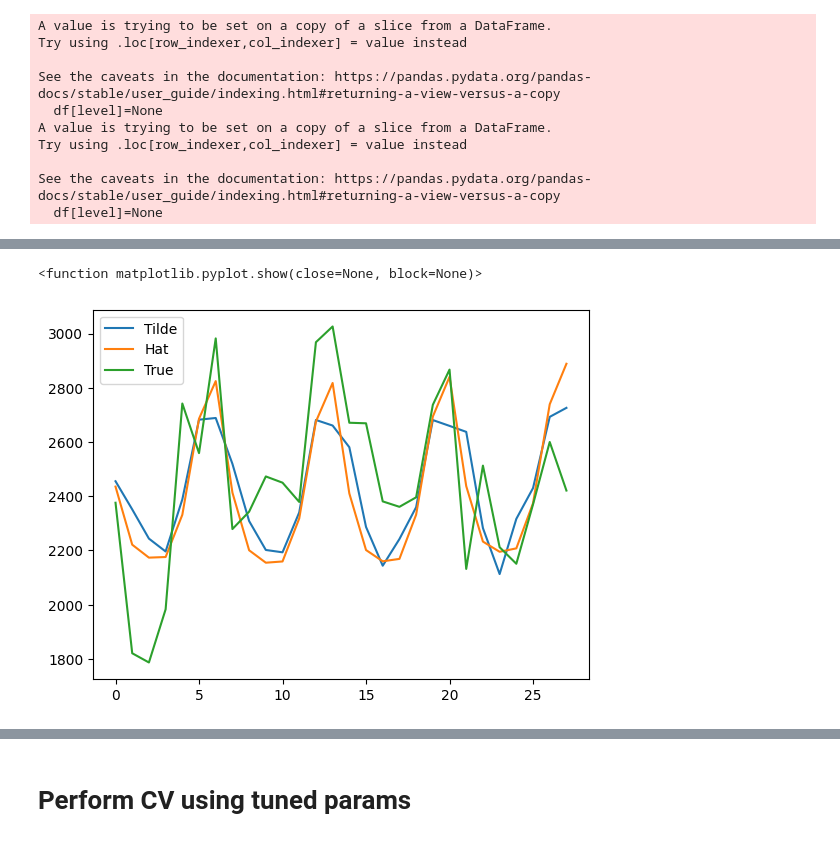
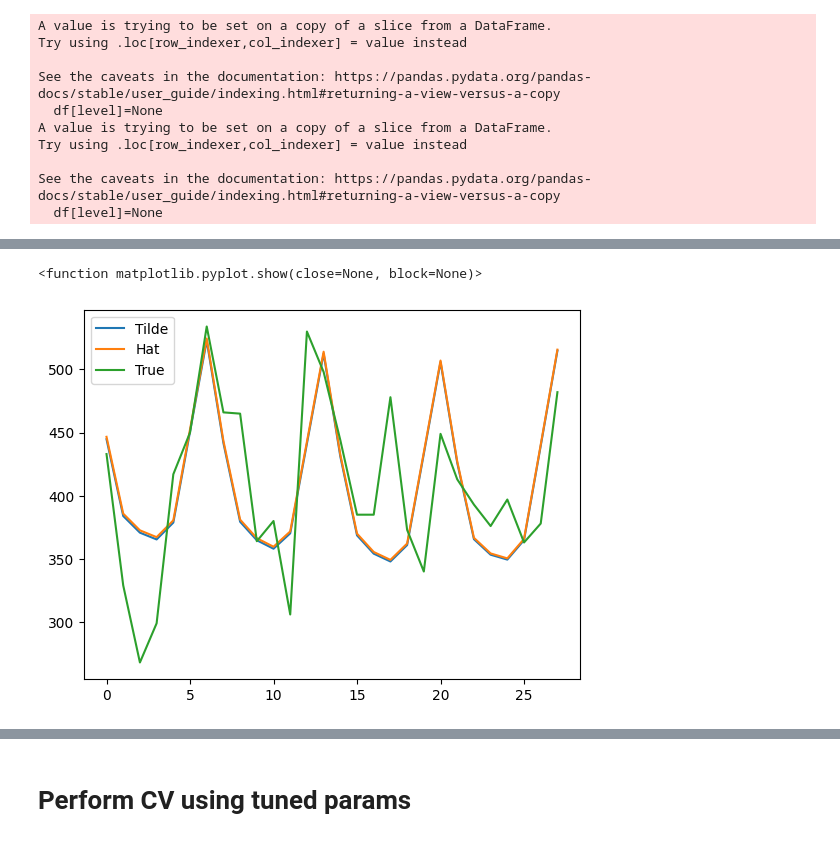
Before and after one commit to skoMarat/Hierarchical-Forecasting, a Jupyter notebook: spatial_notebook.ipynb, the cells around one changed output, grey strips where cells are left out. Cells and saved outputs as stored; diff of their text form; code cells hidden in the pictures.

```diff
--- a/spatial_notebook.ipynb
+++ b/spatial_notebook.ipynb
@@ -68,10 +92,10 @@ plot_acf(data)
 # %%
-l=32
+l=80
 plt.plot(tree.mYtilde[l,:], label='Tilde')
 plt.plot(tree.mYhat[l,:], label='Hat')
 plt.plot(tree.mY[l,-28:], label='True')
 plt.legend()
 plt.show
 # %% [output]
 <function matplotlib.pyplot.show(close=None, block=None)>
-[figure, old version]
+[figure, new version]
```
Also changed, not shown: parts of 23 cells of this notebook, 3 other files.
